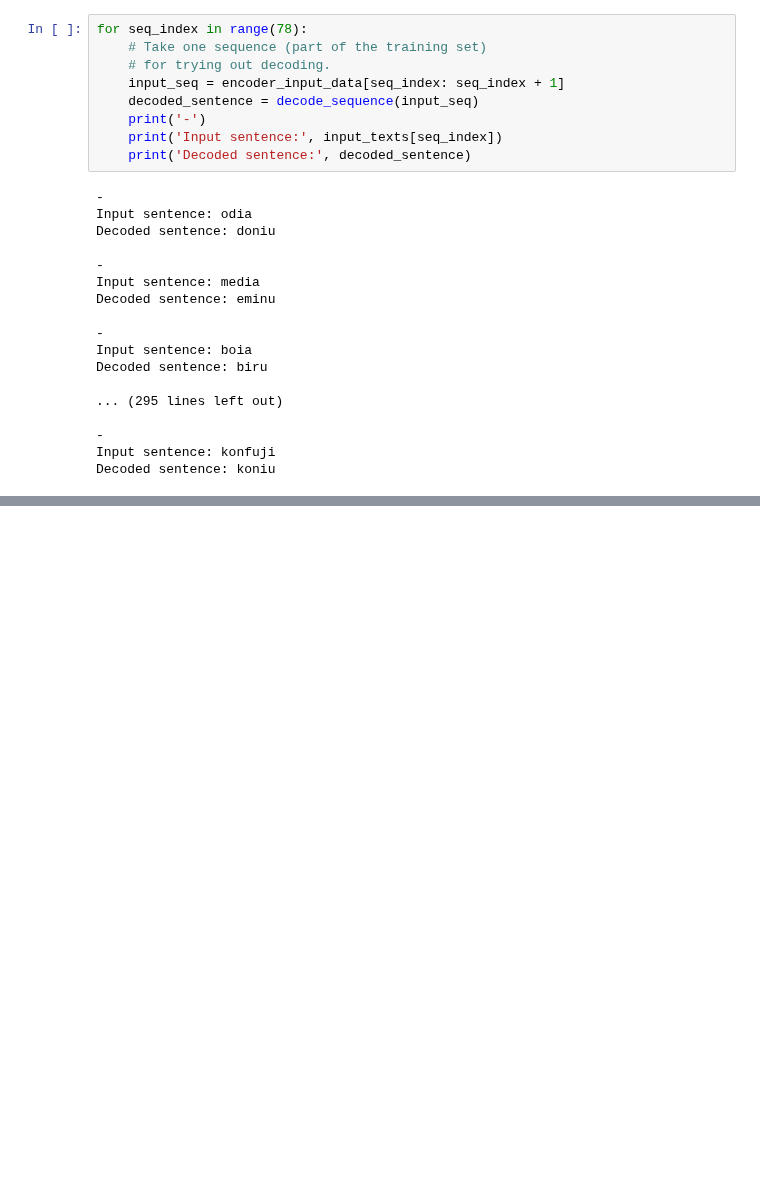
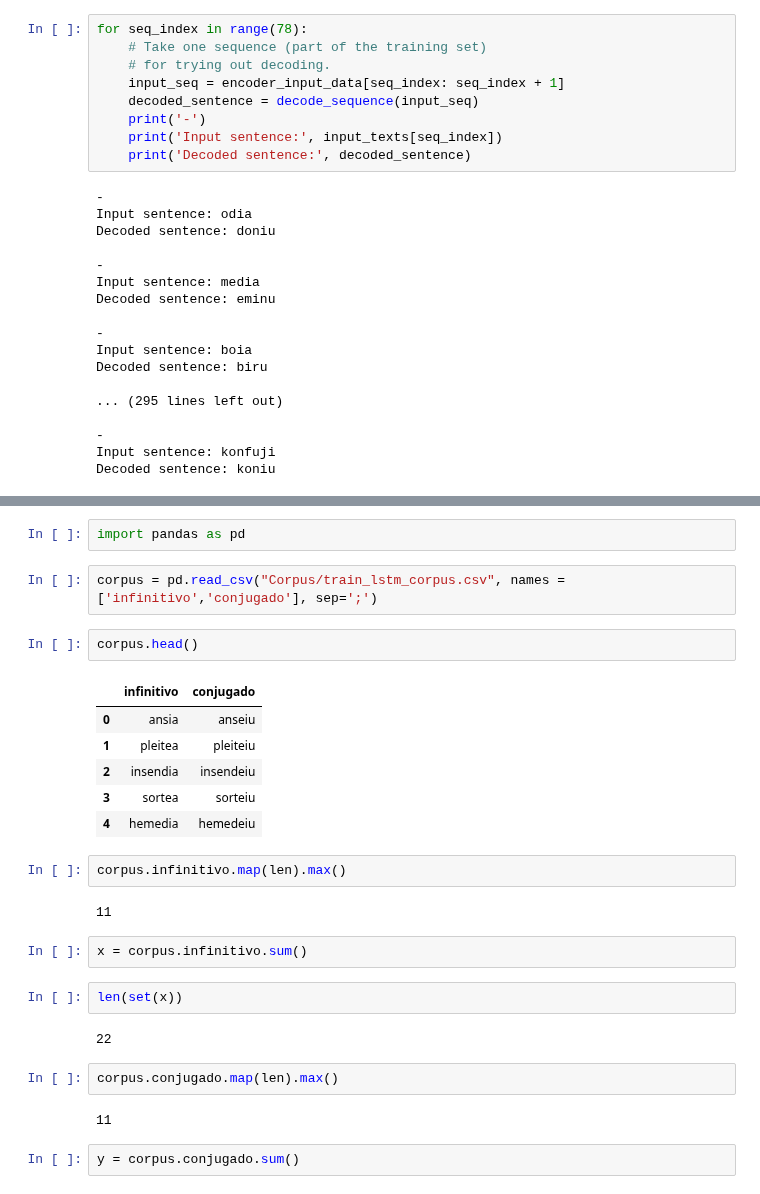
Before and after one commit to beatrizalbiero/MsResearch, a Jupyter notebook: WickelfeaturesProject/seq2seq.ipynb, the cells around one changed output, grey strips where cells are left out. Cells and saved outputs as stored; diff of their text form; blank space fills up the shorter version.

```diff
--- a/WickelfeaturesProject/seq2seq.ipynb
+++ b/WickelfeaturesProject/seq2seq.ipynb
@@ -342,0 +543,29 @@ Decoded sentence: koniu
+# %%
+import pandas as pd
+# %%
+corpus = pd.read_csv("Corpus/train_lstm_corpus.csv", names = ['infinitivo','conjugado'], sep=';')
+# %%
+corpus.head()
+# %% [output]
+|  | infinitivo | conjugado |
+| 0 | ansia | anseiu |
+| 1 | pleitea | pleiteiu |
+| 2 | insendia | insendeiu |
+| 3 | sortea | sorteiu |
+| 4 | hemedia | hemedeiu |
+# %%
+corpus.infinitivo.map(len).max()
+# %% [output]
+11
+# %%
+x = corpus.infinitivo.sum()
+# %%
+len(set(x))
+# %% [output]
+22
+# %%
+corpus.conjugado.map(len).max()
+# %% [output]
+11
+# %%
+y = corpus.conjugado.sum()
```
Also changed, not shown: parts of 11 cells of this notebook.
